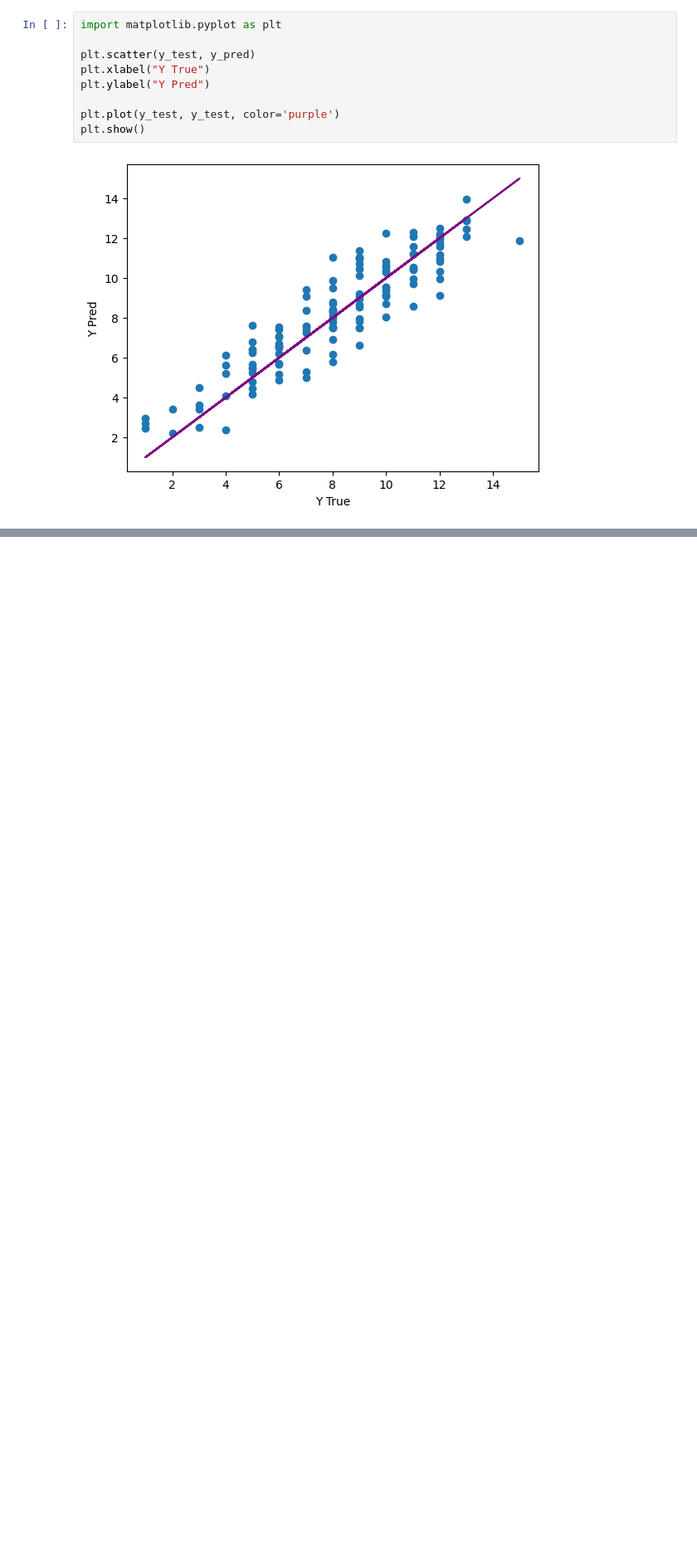
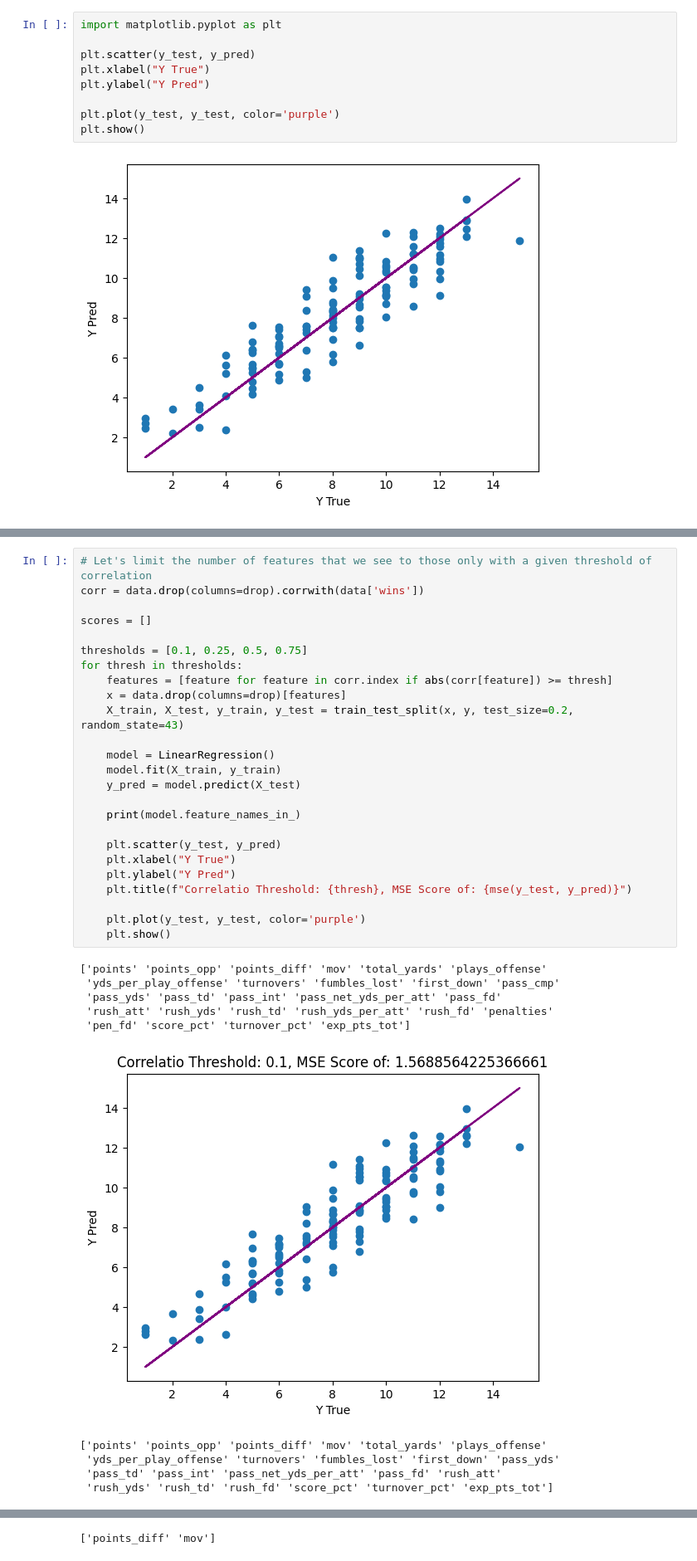
Before and after one commit to tyleryandt18/NFL-Data-Exploration, a Jupyter notebook: NumWinsModel.ipynb, the cells around one changed output, grey strips where cells are left out. Shown at 83% size. Drawn from its saved outputs; the diff is of its cells as text; blank space fills up the shorter version.

```diff
--- a/NumWinsModel.ipynb
+++ b/NumWinsModel.ipynb
@@ -56,0 +71,36 @@ plt.show()
+# %%
+# Let's limit the number of features that we see to those only with a given threshold of correlation
+corr = data.drop(columns=drop).corrwith(data['wins'])
+
+scores = []
+
+thresholds = [0.1, 0.25, 0.5, 0.75]
+for thresh in thresholds:
+    features = [feature for feature in corr.index if abs(corr[feature]) >= thresh]
+    x = data.drop(columns=drop)[features]
+    X_train, X_test, y_train, y_test = train_test_split(x, y, test_size=0.2, random_state=43)
+
+    model = LinearRegression()
+    model.fit(X_train, y_train)
+    y_pred = model.predict(X_test)
+
+    print(model.feature_names_in_)
+
+    plt.scatter(y_test, y_pred)
+    plt.xlabel("Y True")
+    plt.ylabel("Y Pred")
+    plt.title(f"Correlatio Threshold: {thresh}, MSE Score of: {mse(y_test, y_pred)}")
+
+    plt.plot(y_test, y_test, color='purple')
+    plt.show()
+# %% [output]
+['points' 'points_opp' 'points_diff' 'mov' 'total_yards' 'plays_offense'
+ 'yds_per_play_offense' 'turnovers' 'fumbles_lost' 'first_down' 'pass_cmp'
+ 'pass_yds' 'pass_td' 'pass_int' 'pass_net_yds_per_att' 'pass_fd'
+ 'rush_att' 'rush_yds' 'rush_td' 'rush_yds_per_att' 'rush_fd' 'penalties'
+ 'pen_fd' 'score_pct' 'turnover_pct' 'exp_pts_tot']
+[figure, added]
+['points' 'points_opp' 'points_diff' 'mov' 'total_yards' 'plays_offense'
+ 'yds_per_play_offense' 'turnovers' 'fumbles_lost' 'first_down' 'pass_yds'
+ 'pass_td' 'pass_int' 'pass_net_yds_per_att' 'pass_fd' 'rush_att'
+ 'rush_yds' 'rush_td' 'rush_fd' 'score_pct' 'turnover_pct' 'exp_pts_tot']
@@ -56,0 +112 @@ plt.show()
+['points_diff' 'mov']
```
Also changed, not shown: parts of 8 cells of this notebook.
